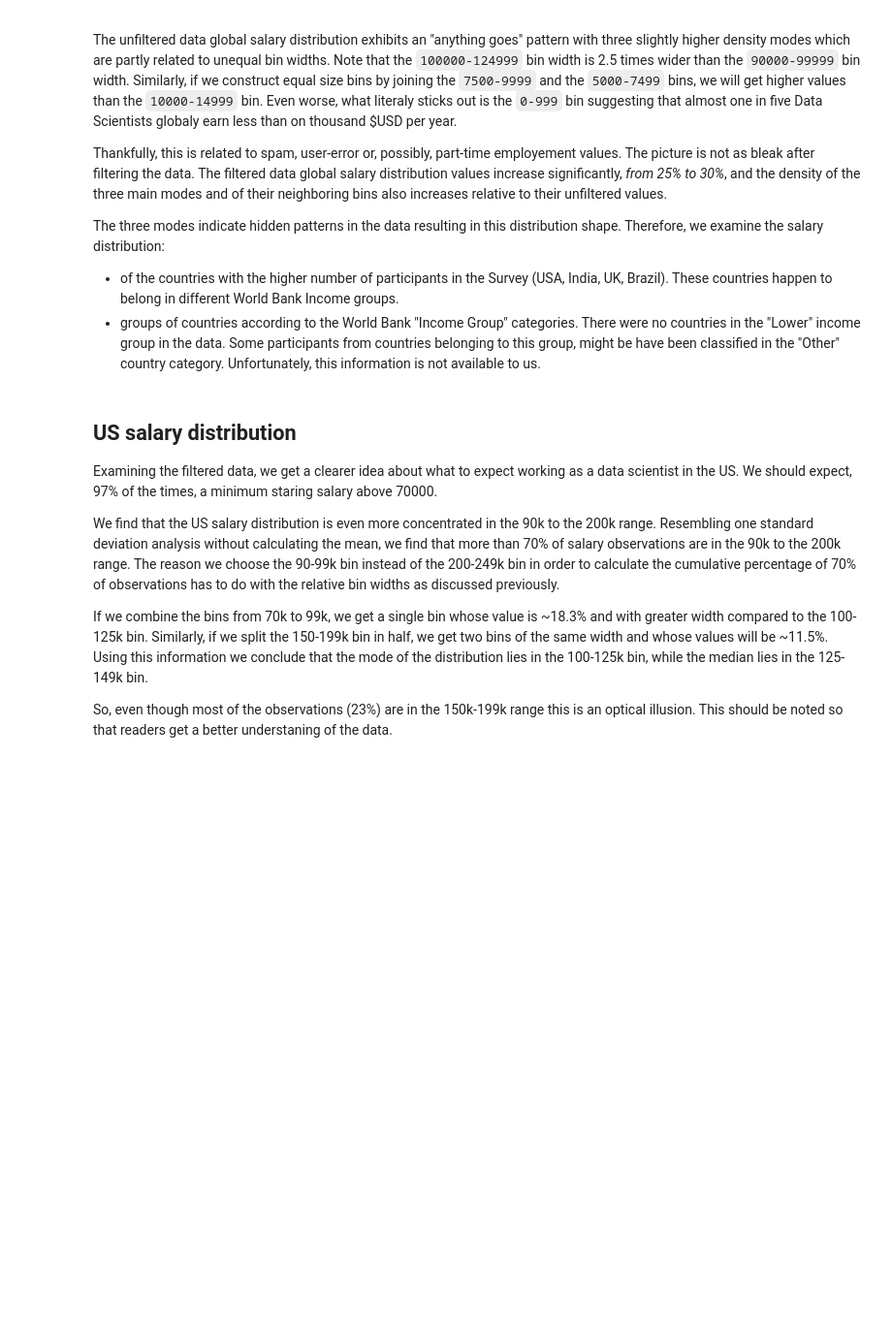
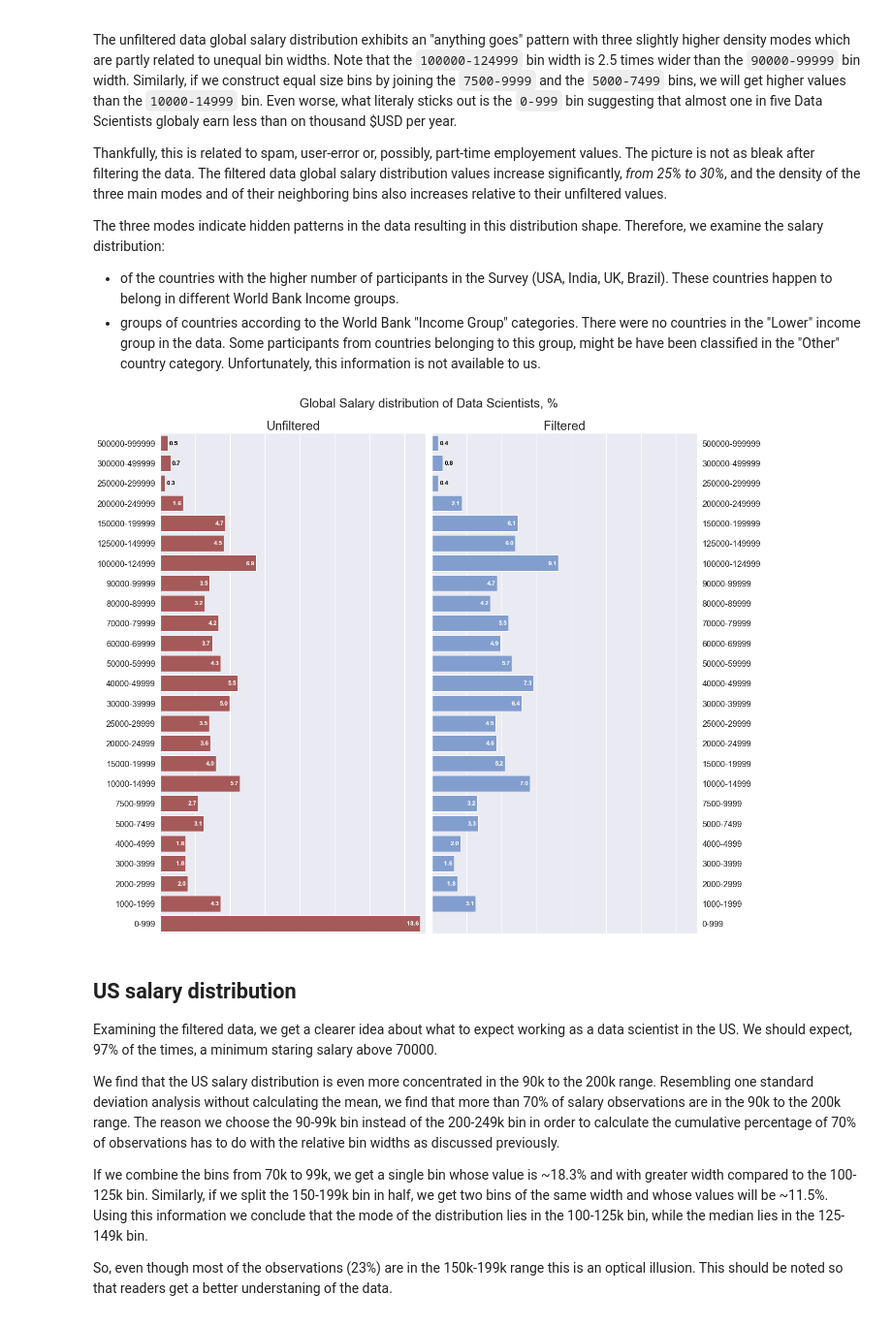
Before and after one commit to argythana/dsml_survey_20, a Jupyter notebook: notebooks/submit_draft.ipynb, the cells around one changed output. Shown at 97% size. Cells and saved outputs as stored; diff of their text form; code cells hidden in the pictures; blank space fills up the shorter version.

```diff
--- a/notebooks/submit_draft.ipynb
+++ b/notebooks/submit_draft.ipynb
@@ -690,11 +764,13 @@ The three modes indicate hidden patterns in the data resulting in this distribut
 # %%
 kglib.sns_plot_global_salary_distribution_comparison(
     uds,
     fds,
     width=18,
-    height=10,
+    height=14,
     title="Global Salary distribution of Data Scientists, %"
 )
+# %% [output]
+[figure, added]
 # %% [markdown]
 ## US salary distribution
 
```
Also changed, not shown: parts of 32 cells of this notebook.
